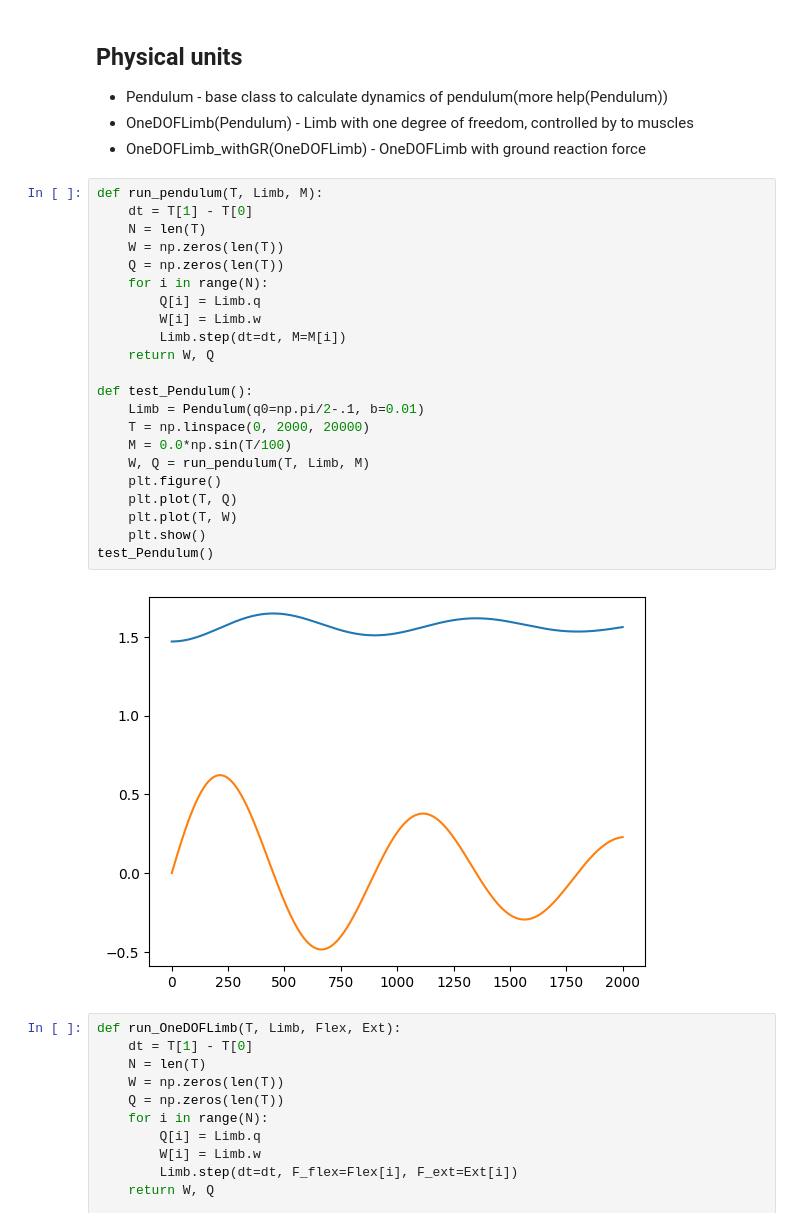
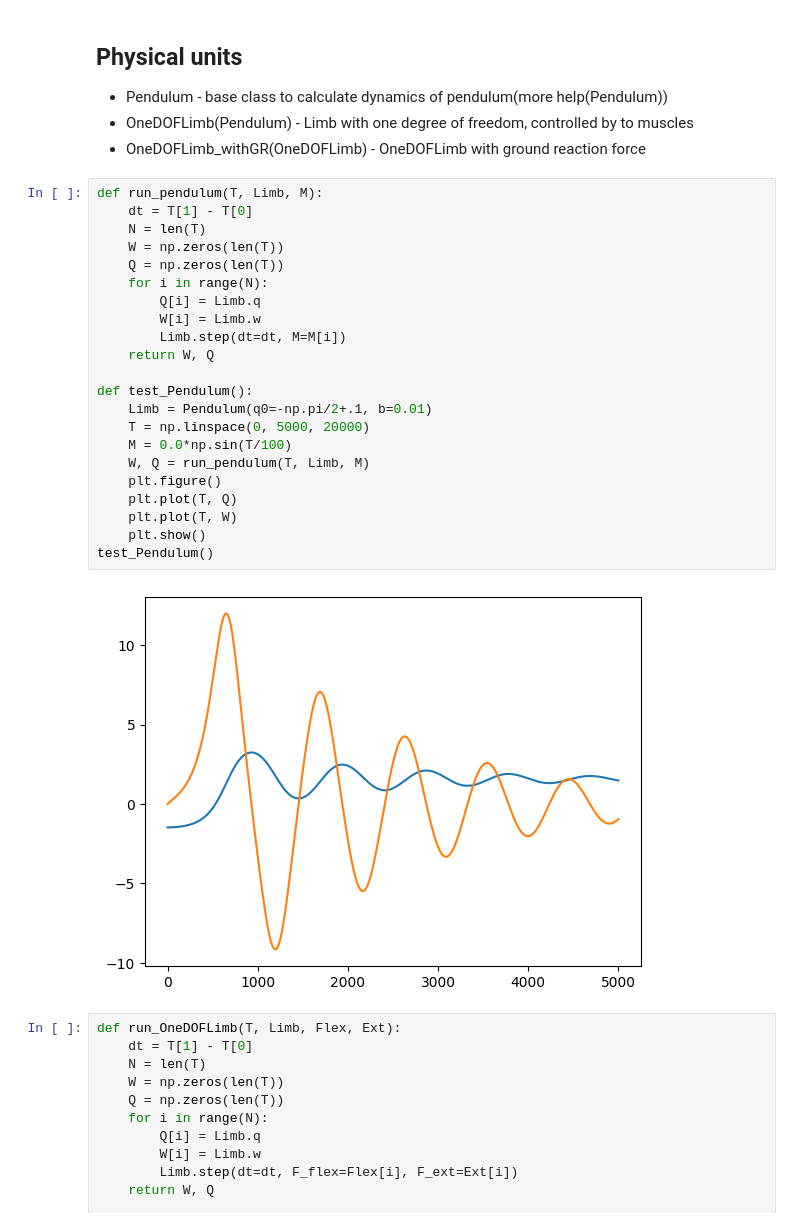
Before and after one commit to brodayagabro/SpikingNN, a Jupyter notebook: Article_jan_2025/tutor.ipynb, the cells around one changed output. Saved outputs shown, nothing was run; the diff lists cells and outputs as text.

```diff
--- a/Article_jan_2025/tutor.ipynb
+++ b/Article_jan_2025/tutor.ipynb
@@ -422,27 +420,27 @@ test_IzhIOnet_sym()
 # %%
 def run_pendulum(T, Limb, M):
     dt = T[1] - T[0]
     N = len(T)
     W = np.zeros(len(T))
     Q = np.zeros(len(T))
     for i in range(N):
         Q[i] = Limb.q
         W[i] = Limb.w
         Limb.step(dt=dt, M=M[i])
     return W, Q
 
 def test_Pendulum():
-    Limb = Pendulum(q0=np.pi/2-.1, b=0.01)
-    T = np.linspace(0, 2000, 20000)
+    Limb = Pendulum(q0=-np.pi/2+.1, b=0.01)
+    T = np.linspace(0, 5000, 20000)
     M = 0.0*np.sin(T/100)
     W, Q = run_pendulum(T, Limb, M)
     plt.figure()
     plt.plot(T, Q)
     plt.plot(T, W)
     plt.show()
 test_Pendulum()
 # %% [output]
-[figure, old version]
+[figure, new version]
 # %%
 def run_OneDOFLimb(T, Limb, Flex, Ext):
     dt = T[1] - T[0]
```
Also changed, not shown: parts of 6 cells of this notebook, 8 other files.
